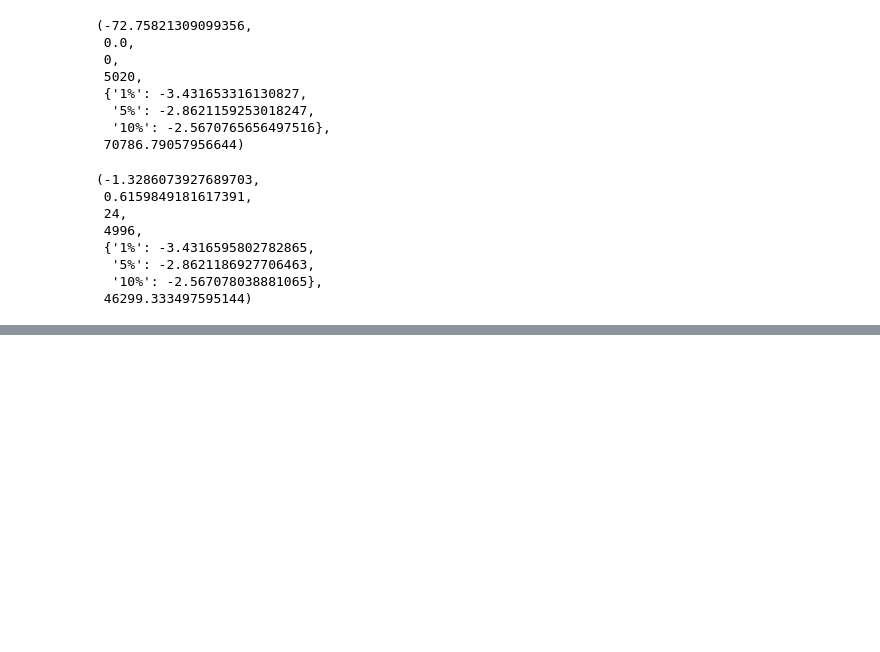
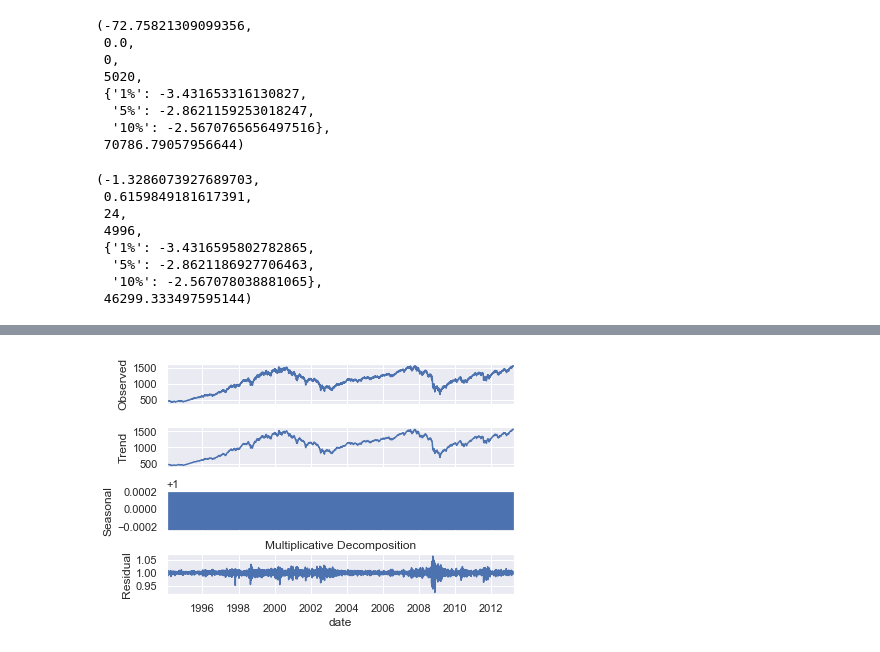
Before and after one commit to pauloteixeirajr/time-series-python, a Jupyter notebook: Working with Time Series in Python.ipynb, the cells around one changed output, grey strips where cells are left out. Saved outputs shown, nothing was run; the diff lists cells and outputs as text; code cells hidden in the pictures; blank space fills up the shorter version.

```diff
--- a/Working with Time Series in Python.ipynb
+++ b/Working with Time Series in Python.ipynb
@@ -182,0 +206,11 @@ sts.adfuller(df.rw)
+# %%
+# - Multiplicative: Trend * Seasonal * Residual
+s_dec_additive = seasonal_decompose(df.market_value, model = 'multiplicative')
+s_dec_additive.plot()
+plt.title('Multiplicative Decomposition')
+plt.show()
+# In this case, the result of the multiplicative decomposition
+# suggests no seasonality in the data. Thus, we can safely
+# assume there is no seasonality among S&P prices
+# %% [output]
+[figure, added]
```
Also changed, not shown: parts of 2 cells of this notebook.
